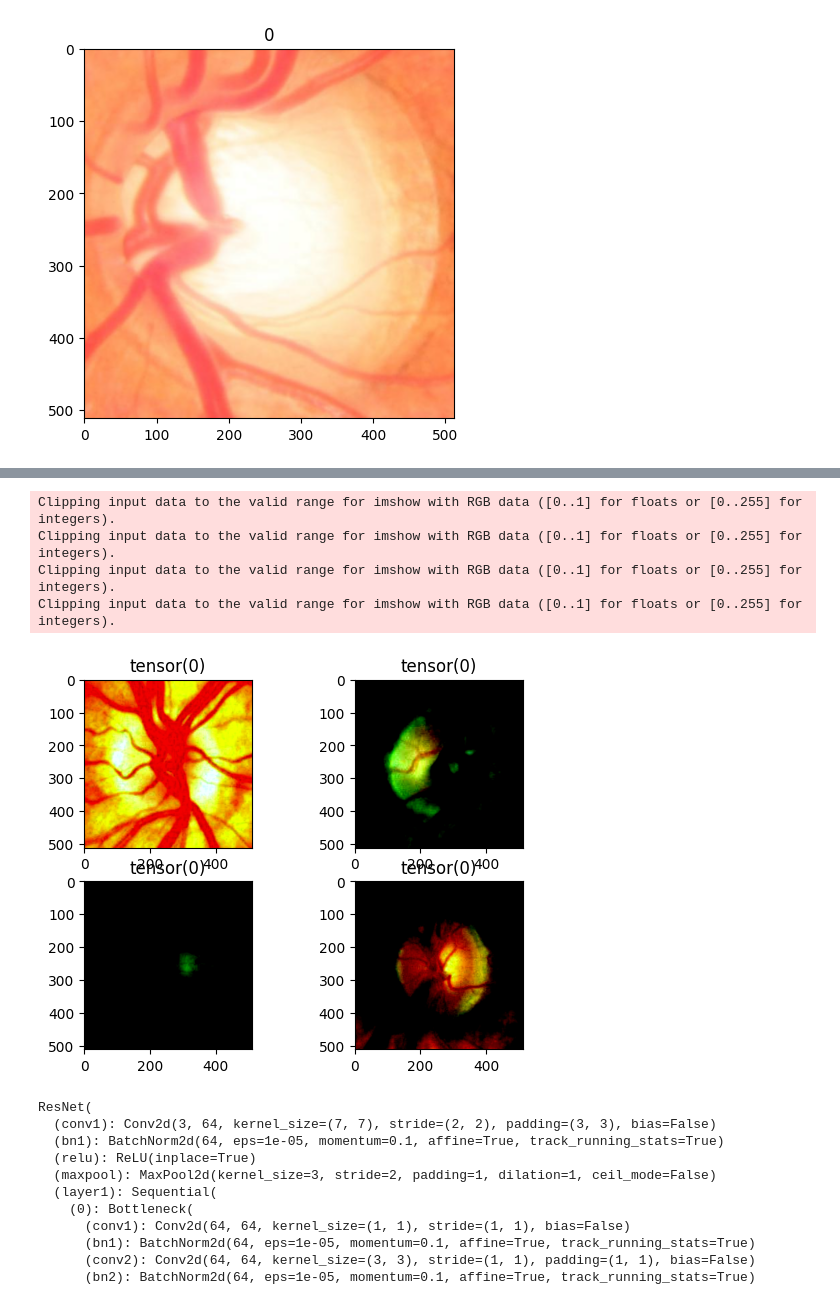
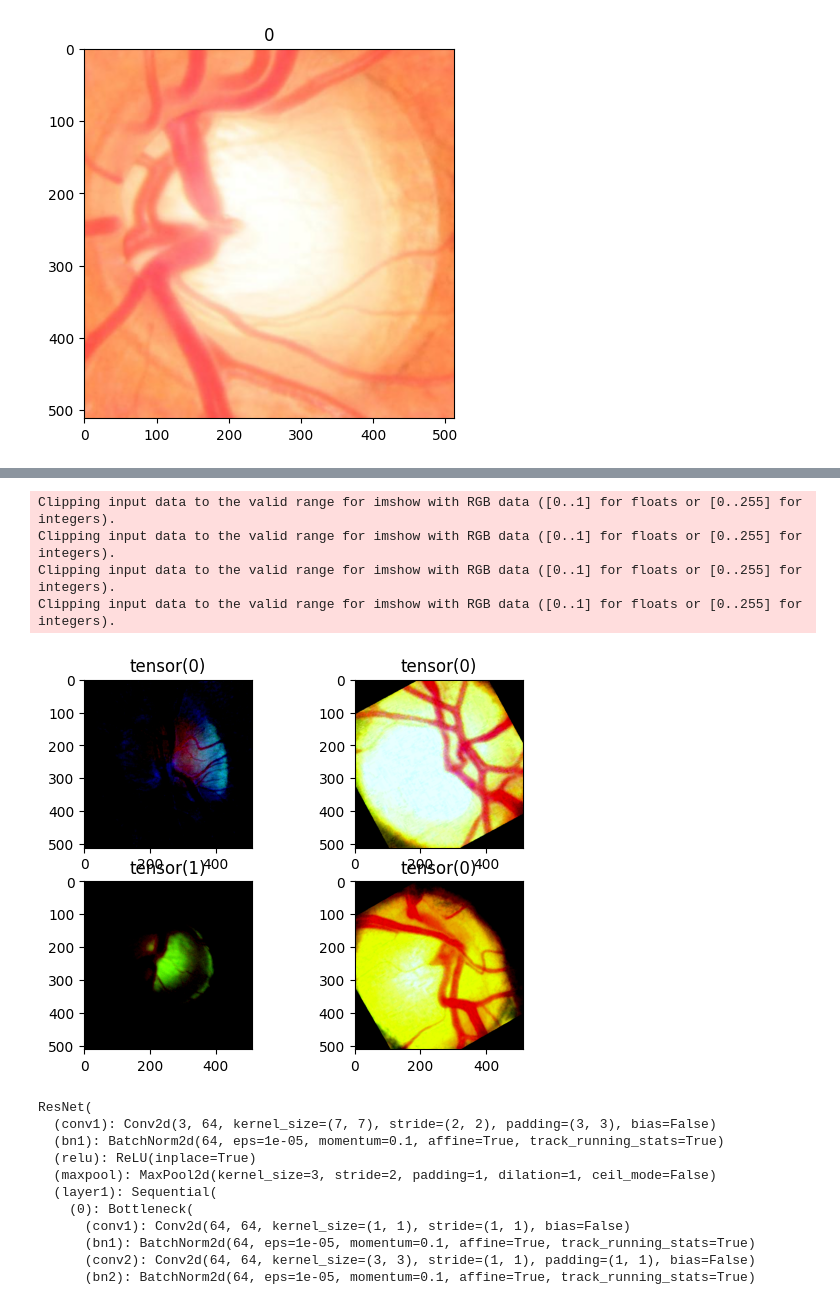
Before and after one commit to OP-75/Glycoma-detection-project, a Jupyter notebook: Training on all DS conbined/MostModelsMasterDS.ipynb, the cells around one changed output, grey strips where cells are left out. Drawn from its saved outputs; the diff is of its cells as text; code cells hidden in the pictures.

Commit message:
Made weighted random sampler for imbalanced DS

```diff
--- a/Training on all DS conbined/MostModelsMasterDS.ipynb
+++ b/Training on all DS conbined/MostModelsMasterDS.ipynb
@@ -132,0 +123,26 @@ print(train_ds[1])
+# %%
+def getTrainDL(train_ds, batch_size):
+    num_of_imgs_in_class = torch.unique(torch.Tensor(train_ds.targets), return_counts=True)
+    print(num_of_imgs_in_class)
+    # we need to make a weighted random sampler since classes are imbalanced (ie we have more imgs of non glycoma than glycoma)
+    class_weights = [1/num_of_imgs_in_class[1][t] for t,data_class in enumerate(train_ds.classes)]
+    print(class_weights) # class/label with high number of imgs will be assigned a lower weight caz of (1/num of imgs in that class)
+
+    sample_weights = [0]*len(train_ds)
+
+
+
+    for indx, label in enumerate(train_ds.targets):
+        print(indx,label)
+        curr_weight = class_weights[label]
+        sample_weights[indx] = curr_weight
+
+    sampler = torch.utils.data.WeightedRandomSampler(sample_weights, num_samples=len(train_ds),replacement=True)
+    dl = torch.utils.data.DataLoader(train_ds, batch_size=batch_size, sampler=sampler)
+    return dl
+# %%
+trainLoader = getTrainDL(train_ds, 4)
+testLoader_acrima = torch.utils.data.DataLoader(test_ds_acrima, 4, shuffle=False,)
+testLoader_origa = torch.utils.data.DataLoader(test_ds_origa, 4, shuffle=False,)
+testLoader_g1020 = torch.utils.data.DataLoader(test_ds_g1020, 4, shuffle=False,)
+testLoader_githubDS = torch.utils.data.DataLoader(test_ds_githubDS, 4, shuffle=False,)
@@ -133,40 +167,33 @@ print(train_ds[1])
 # %%
-trainLoader = torch.utils.data.DataLoader(train_ds, 4, shuffle=True,)
-testLoader_acrima = torch.utils.data.DataLoader(test_ds_acrima, 4, shuffle=False,)
-testLoader_origa = torch.utils.data.DataLoader(test_ds_origa, 4, shuffle=False,)
-testLoader_g1020 = torch.utils.data.DataLoader(test_ds_g1020, 4, shuffle=False,)
-testLoader_githubDS = torch.utils.data.DataLoader(test_ds_githubDS, 4, shuffle=False,)
-
-
-# lets see if we can apply our transforms
-for img, label in testLoader_acrima:
+# lets see if we have applied our transforms
+for img, label in trainLoader:
 
     # transformed_imgs_batch = [train_transforms(one_img) for one_img in img] #train_transforms can only take one img at a time
 
     plt.subplot(2, 2, 1)
     plt.title(label=label[0])
     plt.imshow(img[0].permute(1, 2, 0))
 
     plt.subplot(2, 2, 2)
     plt.title(label[0])
     # applying/testing our trnsform func, FIRST APPLY the transforms func then apply the .premute()
     plt.imshow(img[1].permute(1, 2, 0))
 
     plt.subplot(2, 2, 3)
     plt.title(label[2])
     plt.imshow(img[2].permute(1, 2, 0))
 
     plt.subplot(2, 2, 4)
     plt.title(label[3])
     plt.imshow(img[3].permute(1, 2, 0))
 
     break
 # %% [output]
 Clipping input data to the valid range for imshow with RGB data ([0..1] for floats or [0..255] for integers).
 Clipping input data to the valid range for imshow with RGB data ([0..1] for floats or [0..255] for integers).
 Clipping input data to the valid range for imshow with RGB data ([0..1] for floats or [0..255] for integers).
 Clipping input data to the valid range for imshow with RGB data ([0..1] for floats or [0..255] for integers).
-[figure, old version]
+[figure, new version]
 # %%
 import torch.nn as nn
 import torch.functional as F
```
Also changed, not shown: parts of 4 cells of this notebook.
